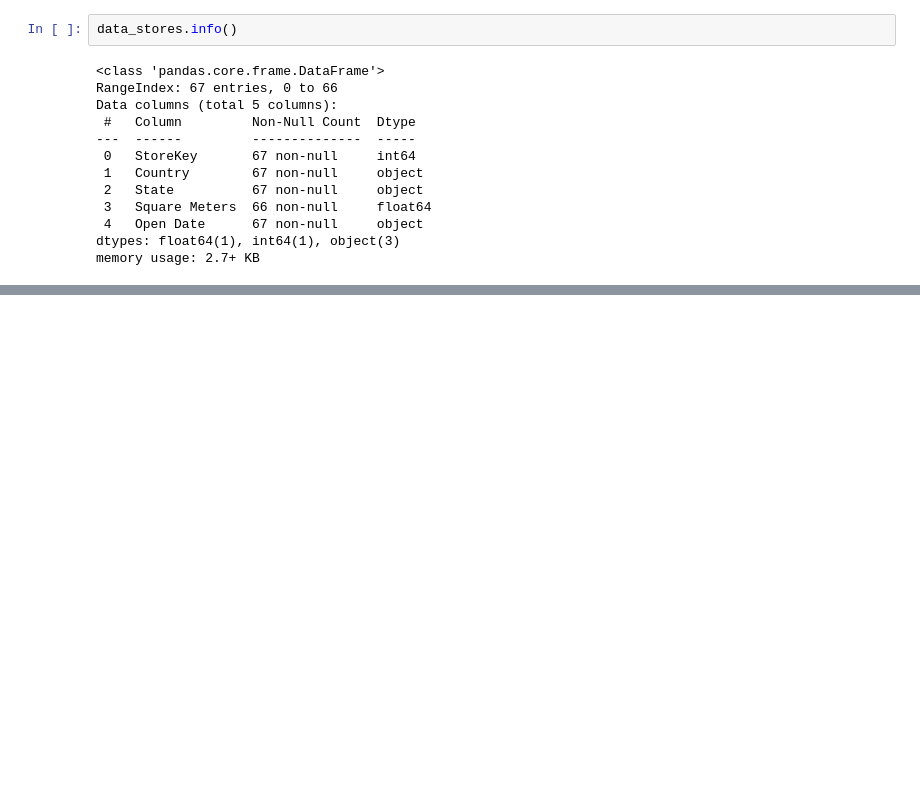
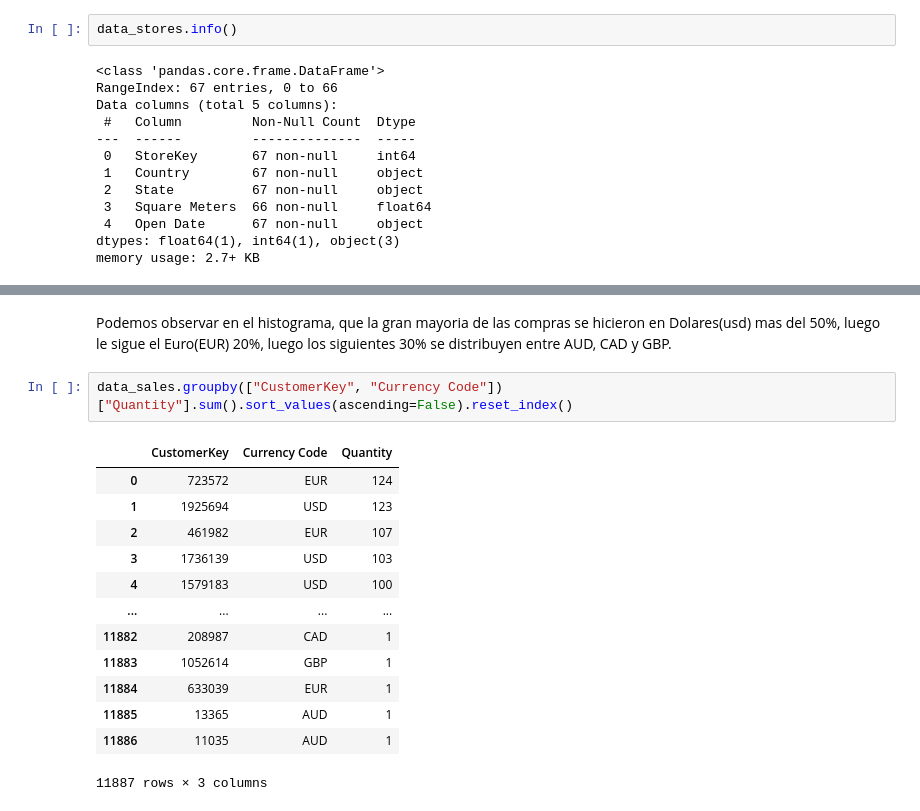
Before and after one commit to AlejoRam05/Bootcamp_Final_Project, a Jupyter notebook: final_proyect.ipynb, the cells around one changed output, grey strips where cells are left out. Cells and saved outputs as stored; diff of their text form; blank space fills up the shorter version.

```diff
--- a/final_proyect.ipynb
+++ b/final_proyect.ipynb
@@ -117,0 +141,18 @@ memory usage: 2.7+ KB
+# %% [markdown]
+Podemos observar en el histograma, que la gran mayoria de las compras se hicieron en Dolares(usd) mas del 50%, luego le sigue el Euro(EUR) 20%, luego los siguientes 30% se distribuyen entre AUD, CAD y GBP.
+# %%
+data_sales.groupby(["CustomerKey", "Currency Code"])["Quantity"].sum().sort_values(ascending=False).reset_index()
+# %% [output]
+|  | CustomerKey | Currency Code | Quantity |
+| 0 | 723572 | EUR | 124 |
+| 1 | 1925694 | USD | 123 |
+| 2 | 461982 | EUR | 107 |
+| 3 | 1736139 | USD | 103 |
+| 4 | 1579183 | USD | 100 |
+| ... | ... | ... | ... |
+| 11882 | 208987 | CAD | 1 |
+| 11883 | 1052614 | GBP | 1 |
+| 11884 | 633039 | EUR | 1 |
+| 11885 | 13365 | AUD | 1 |
+| 11886 | 11035 | AUD | 1 |
+11887 rows × 3 columns
```
Also changed, not shown: parts of 7 cells of this notebook.
